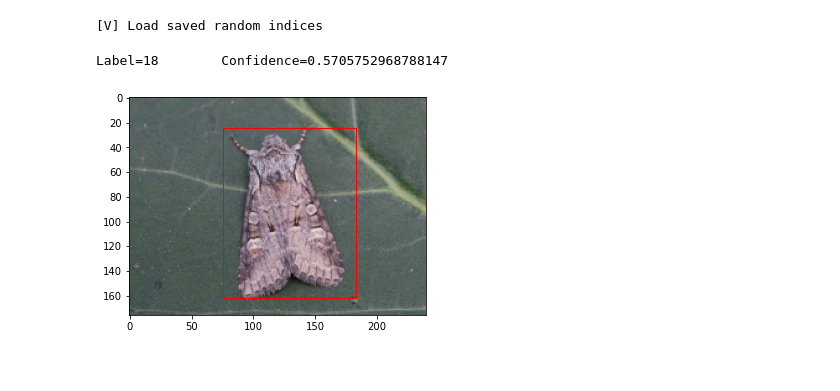
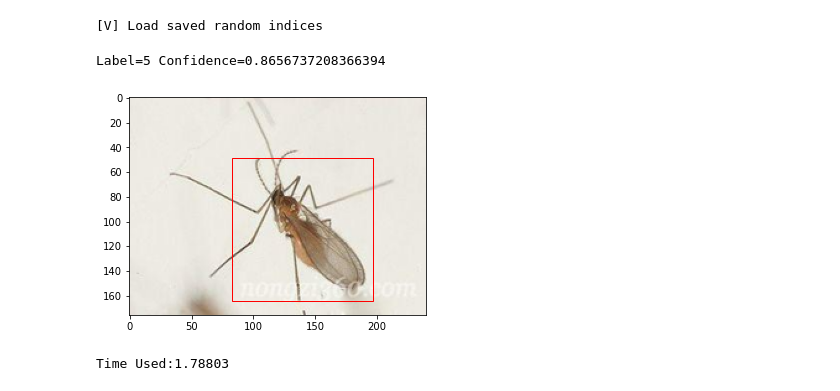
Before and after one commit to Chen-Yiyang/sca_hackathon, a Jupyter notebook: Model/Model Prediction.ipynb, the cells around one changed output. Saved outputs shown, nothing was run; the diff lists cells and outputs as text; code cells hidden in the pictures.

Commit message:
Finish ML model

```diff
--- a/Model/Model Prediction.ipynb
+++ b/Model/Model Prediction.ipynb
@@ -23,7 +23,7 @@ from pathlib import Path
 # %%
 # DATA_PATH = Path("data/")
 CHECKPOINT_PATH = "checkpoints/"
-# RESULTS_PATH = Path("results/")
+DEVICE = 'cpu'
 
 def save_random_indices(rand_indices):
     with open(CHECKPOINT_PATH + "indices.npy", 'wb') as f:
@@ -68,7 +68,7 @@ del inputs
 # %% [output]
 [V] Load saved random indices
 # %%
-device = torch.device('cuda' if torch.cuda.is_available() else 'cpu')
+device = torch.device(DEVICE)
 def init_func(num_classes=20):
 #     model = torchvision.models.detection.fasterrcnn_resnet50_fpn(
 #             weights = torchvision.models.detection.FasterRCNN_ResNet50_FPN_Weights.DEFAULT).to(device)
@@ -87,7 +87,7 @@ def init_func(num_classes=20):
 
     return model
 # %%
-def load_model(checkpoint_name="checkpoints/model_full_04.pt"):
+def load_model(checkpoint_name="checkpoints/model_full_07.pt"):
     model = init_func()
 
     checkpoint = torch.load(checkpoint_name)
@@ -98,7 +98,7 @@ def load_model(checkpoint_name="checkpoints/model_full_04.pt"):
 model = load_model()
 # %%
 def test_and_vis_one_img(x_torch):
-    device = torch.device('cuda' if torch.cuda.is_available() else 'cpu')
+    device = torch.device(DEVICE)
 
     # predict
     if x_torch.dim() == 3:
@@ -118,13 +118,20 @@ def test_and_vis_one_img(x_torch):
     print(f"Label={label}\tConfidence={score}")
     fig, ax = plt.subplots()
     ax.imshow(img)
-    if score > 0.4:
+    if score > 0.3:
         rect = patches.Rectangle((x1, y1), x2-x1, y2-y1, linewidth=1, edgecolor='r', facecolor='none')
         ax.add_patch(rect)
     plt.show()
 # %%
+import time
+
+start = time.time()
+
 xx = x_test
 p = test_and_vis_one_img(xx[random.randint(0, len(xx))])
+
+print(f"Time Used:{(time.time()-start):.5f}")
 # %% [output]
-Label=18        Confidence=0.5705752968788147
+Label=5 Confidence=0.8656737208366394
-[figure, old version]
+[figure, new version]
+Time Used:1.78803
```
Also changed, not shown: 2 other files.
